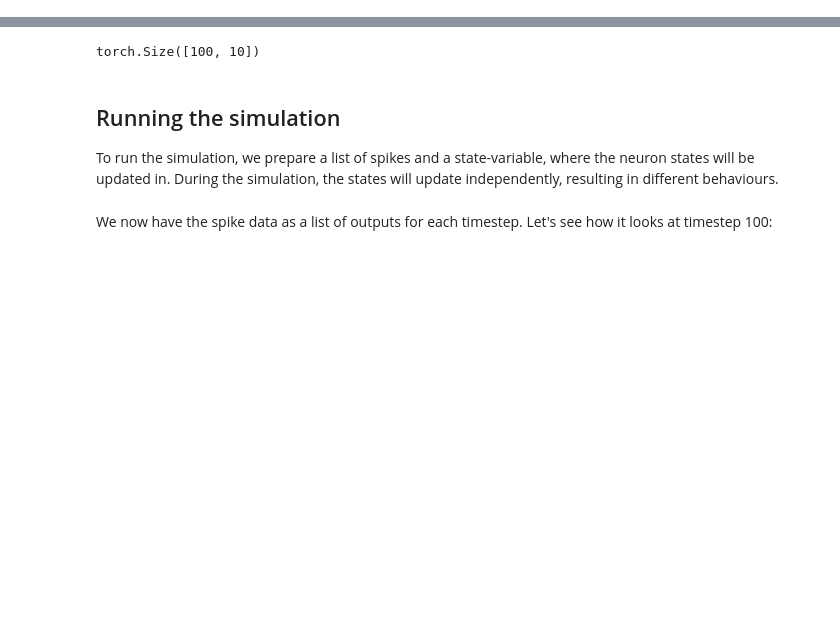
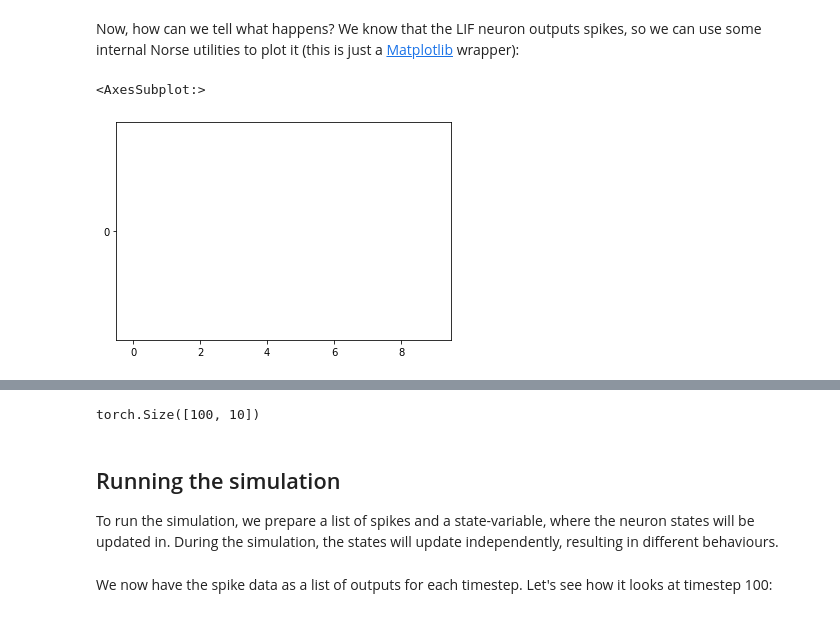
Before and after one commit to norse/notebooks, a Jupyter notebook: intro_plotting.ipynb, the cells around one changed output, grey strips where cells are left out. Cells and saved outputs as stored; diff of their text form; code cells hidden in the pictures; blank space fills up the shorter version.

Commit message:
Refined plotting tutorial

```diff
--- a/intro_plotting.ipynb
+++ b/intro_plotting.ipynb
@@ -30,0 +24,5 @@ LIFCell(p=LIFParameters(tau_syn_inv=tensor(200.), tau_mem_inv=tensor(100.), v_le
+# %%
+# Creates a LIF population of arbitrary size
+# Note that we record all the states for future use (not recommended in production)
+lif = LIF(record_states=True)
+lif
@@ -30,0 +41,12 @@ LIFCell(p=LIFParameters(tau_syn_inv=tensor(200.), tau_mem_inv=tensor(100.), v_le
+# %%
+data = torch.zeros(10, 1)
+output, _ = lif(data)
+# %% [markdown]
+Now, how can we tell what happens? We know that the LIF neuron outputs spikes, so we can use some internal Norse utilities to plot it (this is just a [Matplotlib](https://matplotlib.org/) wrapper):
+# %%
+from norse.torch.utils.plot import plot_spikes_2d
+
+plot_spikes_2d(output)
+# %% [output]
+<AxesSubplot:>
+[figure, added]
```
Also changed, not shown: parts of 32 cells of this notebook, 2 other files.
